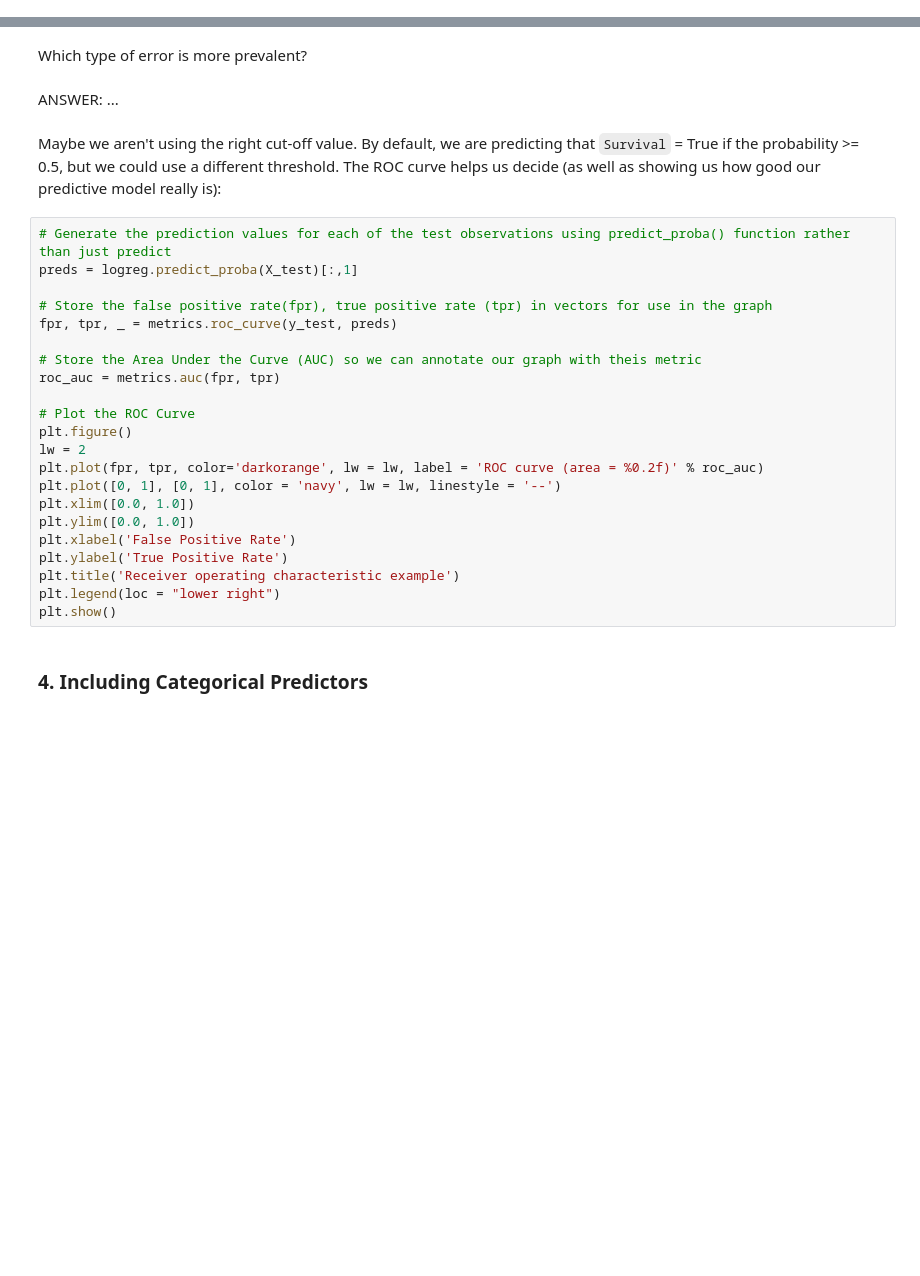
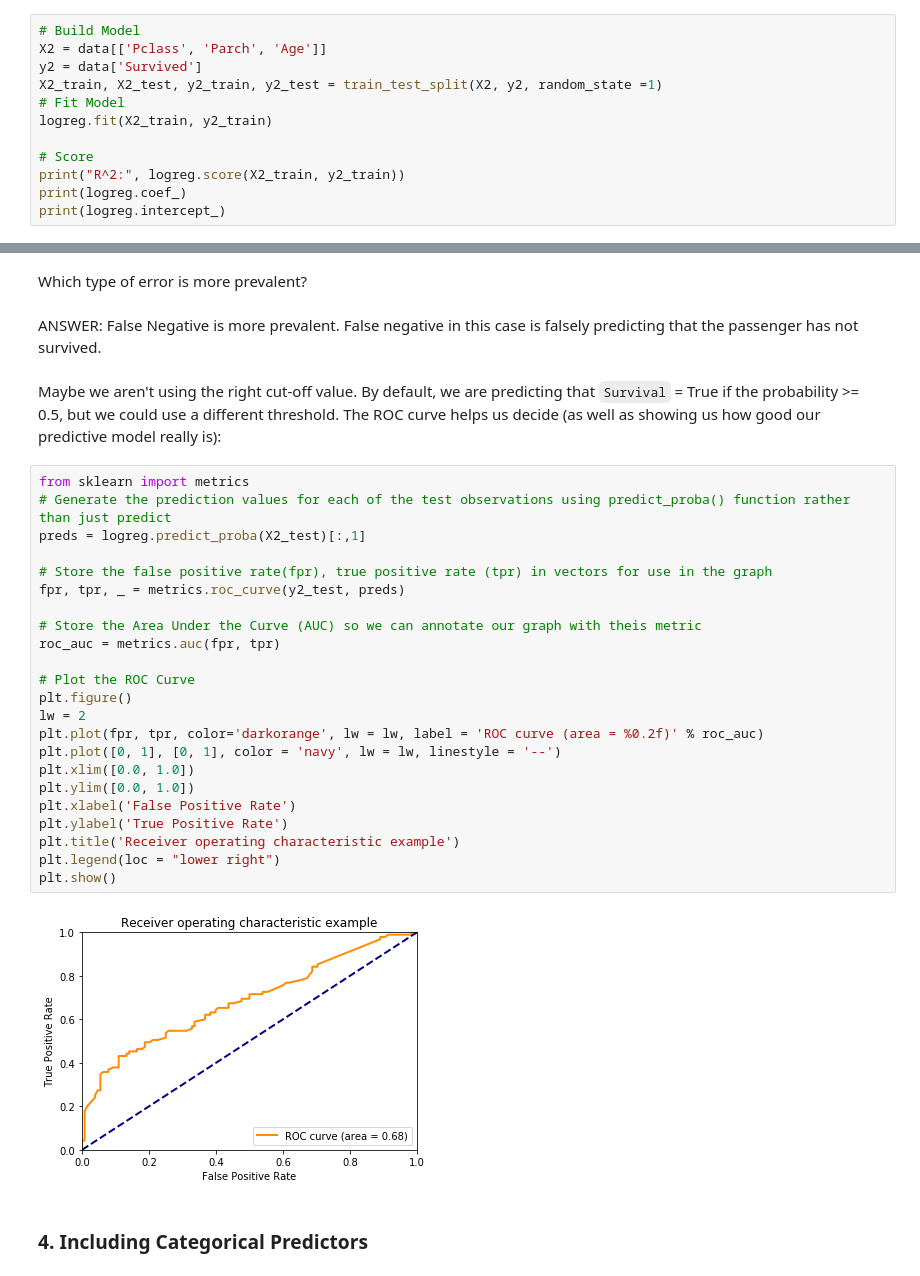
Before and after one commit to allenj813/DS-SYD-PT-24FEB, a Jupyter notebook: Module_5/Labs/IOD_Lab_5.1 vAJ.ipynb, the cells around one changed output, grey strips where cells are left out. Cells and saved outputs as stored; diff of their text form; blank space fills up the shorter version.

```diff
--- a/Module_5/Labs/IOD_Lab_5.1 vAJ.ipynb
+++ b/Module_5/Labs/IOD_Lab_5.1 vAJ.ipynb
@@ -198,0 +261,12 @@ Let's include `Age` in the model. As we know from our EDA, this feature has many
+# %%
+# Build Model
+X2 = data[['Pclass', 'Parch', 'Age']]
+y2 = data['Survived']
+X2_train, X2_test, y2_train, y2_test = train_test_split(X2, y2, random_state =1)
+# Fit Model
+logreg.fit(X2_train, y2_train)
+
+# Score
+print("R^2:", logreg.score(X2_train, y2_train))
+print(logreg.coef_)
+print(logreg.intercept_)
@@ -219,32 +317,35 @@ print(np.asarray([['TN', 'FP'], ['FN', 'TP']]))
  ['FN' 'TP']]
 # %% [markdown]
 Which type of error is more prevalent?
-# %% [markdown]
-ANSWER: ...
+# %% [markdown]
+ANSWER: False Negative is more prevalent. False negative in this case is falsely predicting that the passenger has not survived.
 # %% [markdown]
 Maybe we aren't using the right cut-off value. By default, we are predicting that `Survival` = True if the probability >= 0.5, but we could use a different threshold. The ROC curve helps us decide (as well as showing us how good our predictive model really is):
 # %%
+from sklearn import metrics
 # Generate the prediction values for each of the test observations using predict_proba() function rather than just predict
-preds = logreg.predict_proba(X_test)[:,1]
+preds = logreg.predict_proba(X2_test)[:,1]
 
 # Store the false positive rate(fpr), true positive rate (tpr) in vectors for use in the graph
-fpr, tpr, _ = metrics.roc_curve(y_test, preds)
+fpr, tpr, _ = metrics.roc_curve(y2_test, preds)
 
 # Store the Area Under the Curve (AUC) so we can annotate our graph with theis metric
 roc_auc = metrics.auc(fpr, tpr)
 
 # Plot the ROC Curve
 plt.figure()
 lw = 2
 plt.plot(fpr, tpr, color='darkorange', lw = lw, label = 'ROC curve (area = %0.2f)' % roc_auc)
 plt.plot([0, 1], [0, 1], color = 'navy', lw = lw, linestyle = '--')
 plt.xlim([0.0, 1.0])
 plt.ylim([0.0, 1.0])
 plt.xlabel('False Positive Rate')
 plt.ylabel('True Positive Rate')
 plt.title('Receiver operating characteristic example')
 plt.legend(loc = "lower right")
 plt.show()
+# %% [output]
+[figure, added]
 # %% [markdown]
 ### 4. Including Categorical Predictors
 # %% [markdown]
```
Also changed, not shown: parts of 19 cells of this notebook.
